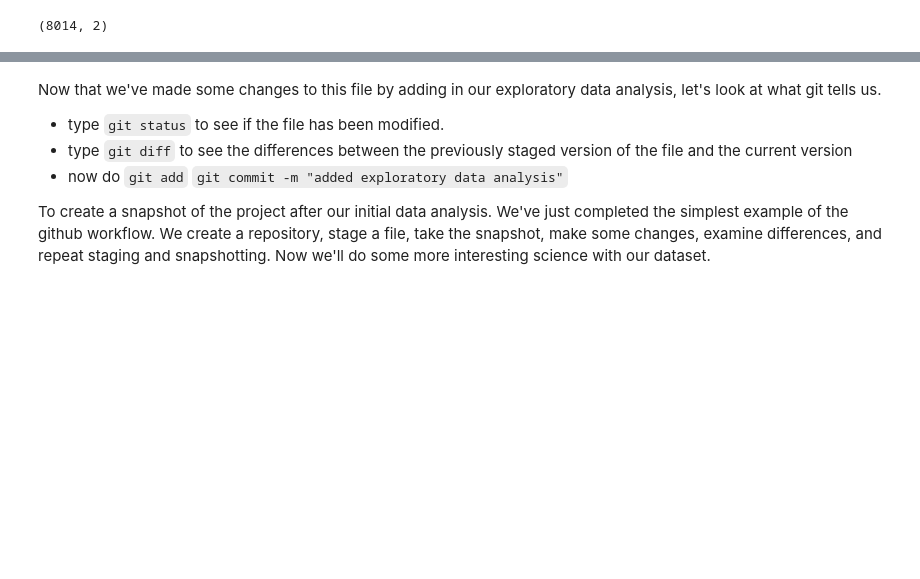
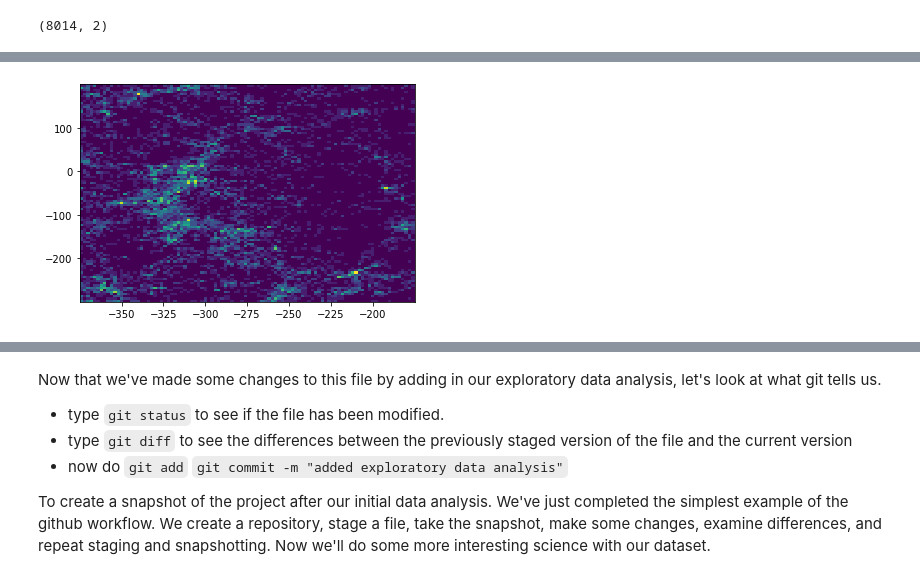
Before and after one commit to Yashvi-Sharma/GreatWallHaySha, a Jupyter notebook: DSFP_intro_2_git.ipynb, the cells around one changed output, grey strips where cells are left out. Drawn from its saved outputs; the diff is of its cells as text; code cells hidden in the pictures; blank space fills up the shorter version.

```diff
--- a/DSFP_intro_2_git.ipynb
+++ b/DSFP_intro_2_git.ipynb
@@ -68,0 +59,4 @@ plt.axvline(np.median(X[:,0]),ls='--',color='black')
+# %%
+_ = plt.hist2d(X[:,0],X[:,1],bins=100)
+# %% [output]
+[figure, added]
```
Also changed, not shown: parts of 7 cells of this notebook.
